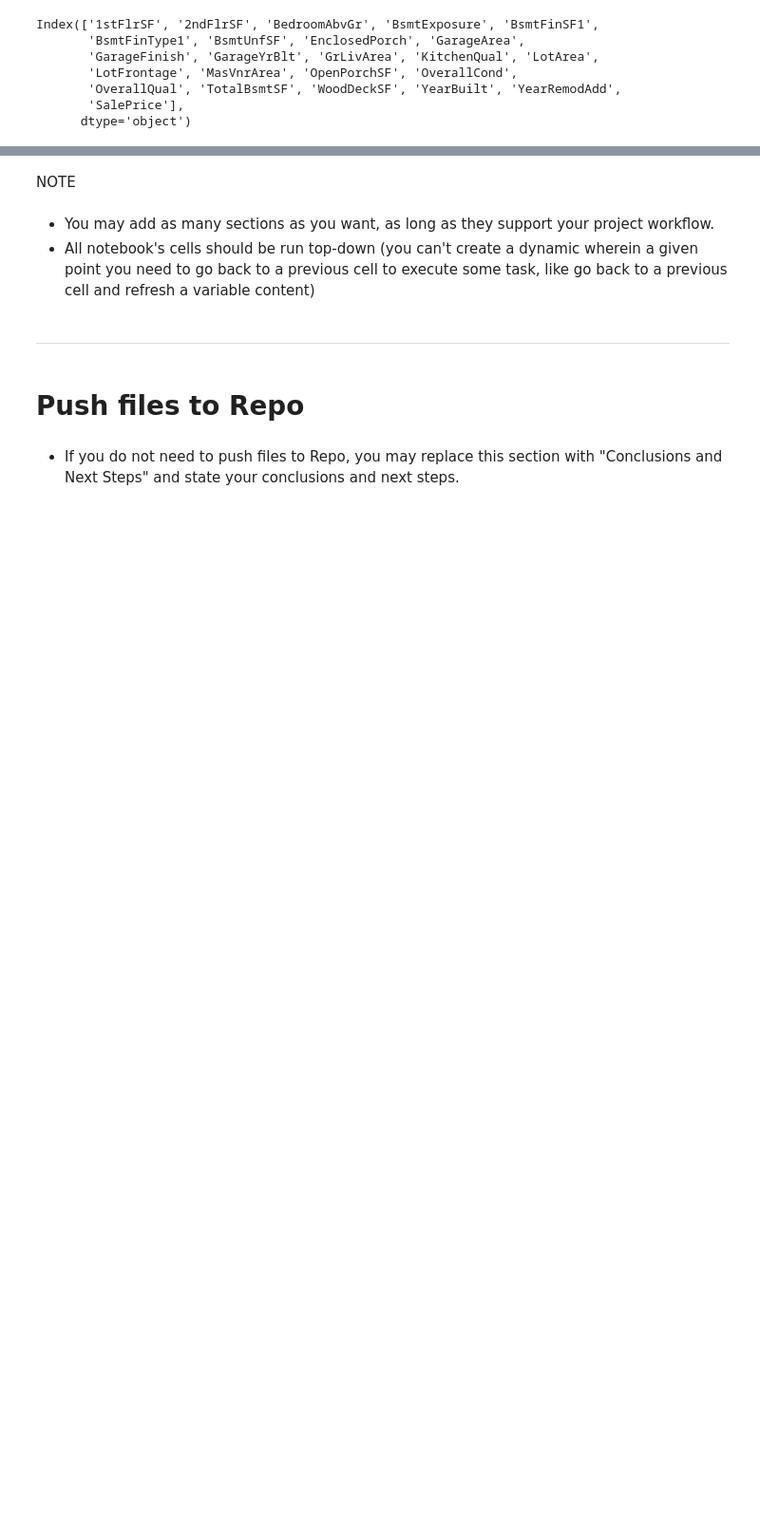
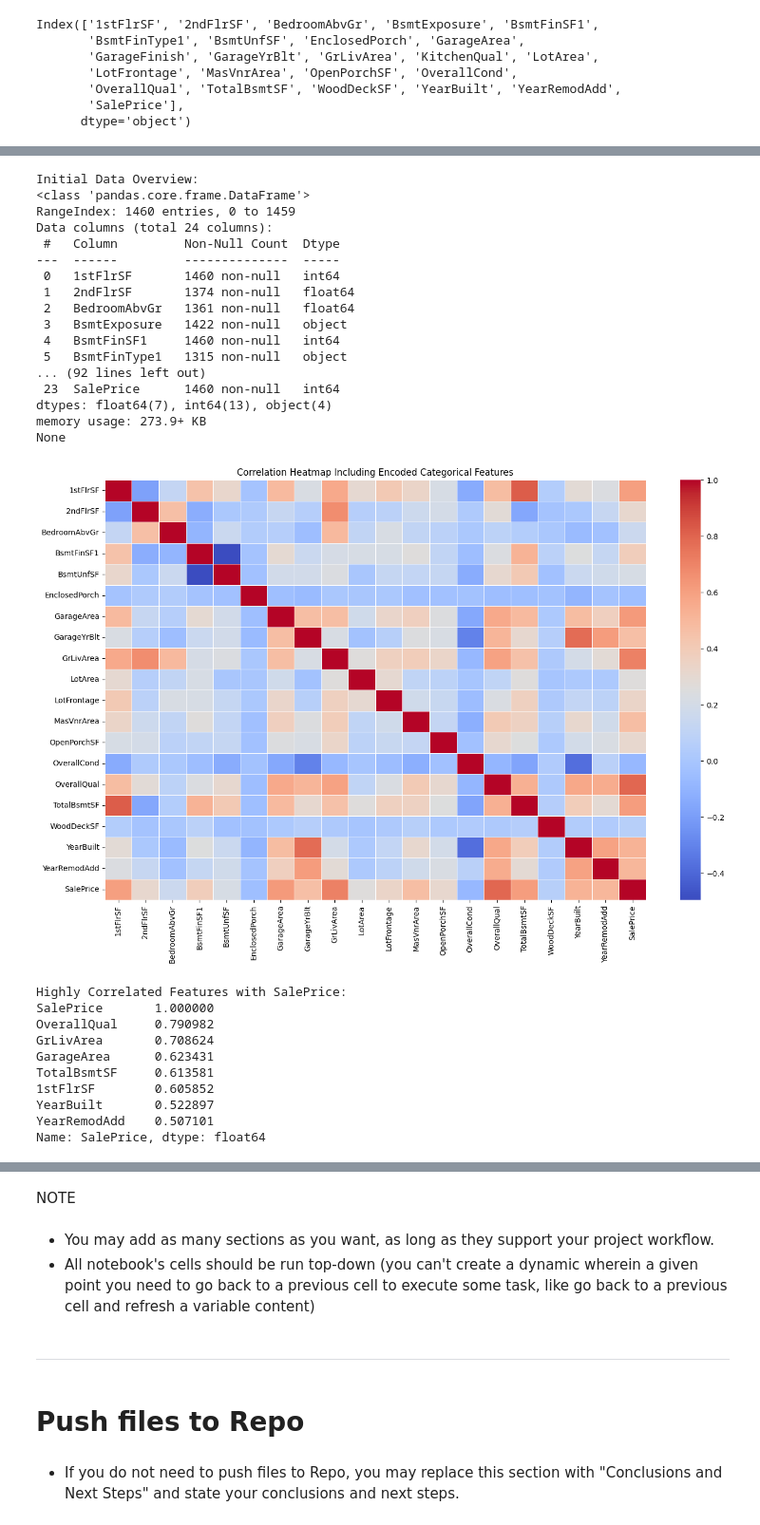
Before and after one commit to johnfurlong98/house_project1, a Jupyter notebook: jupyter_notebooks/Notebook_Template.ipynb, the cells around one changed output, grey strips where cells are left out. Shown at 95% size. Saved outputs shown, nothing was run; the diff lists cells and outputs as text; code cells hidden in the pictures; blank space fills up the shorter version.

```diff
--- a/jupyter_notebooks/Notebook_Template.ipynb
+++ b/jupyter_notebooks/Notebook_Template.ipynb
@@ -796,0 +879,76 @@ Index(['1stFlrSF', '2ndFlrSF', 'BedroomAbvGr', 'BsmtExposure', 'BsmtFinSF1',
+# %%
+# Importing necessary libraries
+import pandas as pd
+import numpy as np
+import matplotlib.pyplot as plt
+import seaborn as sns
+
+# Load the dataset
+file_path = '/workspace/house_project1/data/house_prices_records.csv'
+df = pd.read_csv(file_path)
+
+# Display initial information about the dataset
+print("Initial Data Overview:")
+print(df.info())
+print("\nInitial Data Summary:")
+print(df.describe())
+
+# Data Preprocessing
+# Handle missing values by filling them with median (numerical) or mode (categorical)
+for col in df.columns:
+    if df[col].dtype == 'object':
+        df[col].fillna(df[col].mode()[0], inplace=True)
+    else:
+        df[col].fillna(df[col].median(), inplace=True)
+
+# Display the updated dataset information
+print("\nAfter Handling Missing Values:")
+print(df.info())
+
+# Encode categorical variables using one-hot encoding
+df_encoded = pd.get_dummies(df, drop_first=True)
+
+# Filter for numeric columns in the encoded DataFrame
+numeric_df_encoded = df_encoded.select_dtypes(include=[np.number])
+
+# Correlation Heatmap of numerical features
+plt.figure(figsize=(16, 10))
+sns.heatmap(numeric_df_encoded.corr(), annot=False, cmap='coolwarm', linewidths=0.5)
+plt.title('Correlation Heatmap Including Encoded Categorical Features')
+plt.show()
+
+# Key insights from correlation
+# Display highly correlated features with 'SalePrice'
+correlation_matrix = numeric_df_encoded.corr()
+high_corr_features = correlation_matrix['SalePrice'].sort_values(ascending=False)
+print("\nHighly Correlated Features with SalePrice:")
+print(high_corr_features[high_corr_features > 0.5])
+# %% [output]
+Initial Data Overview:
+<class 'pandas.core.frame.DataFrame'>
+RangeIndex: 1460 entries, 0 to 1459
+Data columns (total 24 columns):
+ #   Column         Non-Null Count  Dtype
+---  ------         --------------  -----
+ 0   1stFlrSF       1460 non-null   int64
+ 1   2ndFlrSF       1374 non-null   float64
+ 2   BedroomAbvGr   1361 non-null   float64
+ 3   BsmtExposure   1422 non-null   object
+ 4   BsmtFinSF1     1460 non-null   int64
+ 5   BsmtFinType1   1315 non-null   object
+... (92 lines left out)
+ 23  SalePrice      1460 non-null   int64
+dtypes: float64(7), int64(13), object(4)
+memory usage: 273.9+ KB
+None
+[figure, added]
+Highly Correlated Features with SalePrice:
+SalePrice       1.000000
+OverallQual     0.790982
+GrLivArea       0.708624
+GarageArea      0.623431
+TotalBsmtSF     0.613581
+1stFlrSF        0.605852
+YearBuilt       0.522897
+YearRemodAdd    0.507101
+Name: SalePrice, dtype: float64
```
Also changed, not shown: parts of 5 cells of this notebook.
